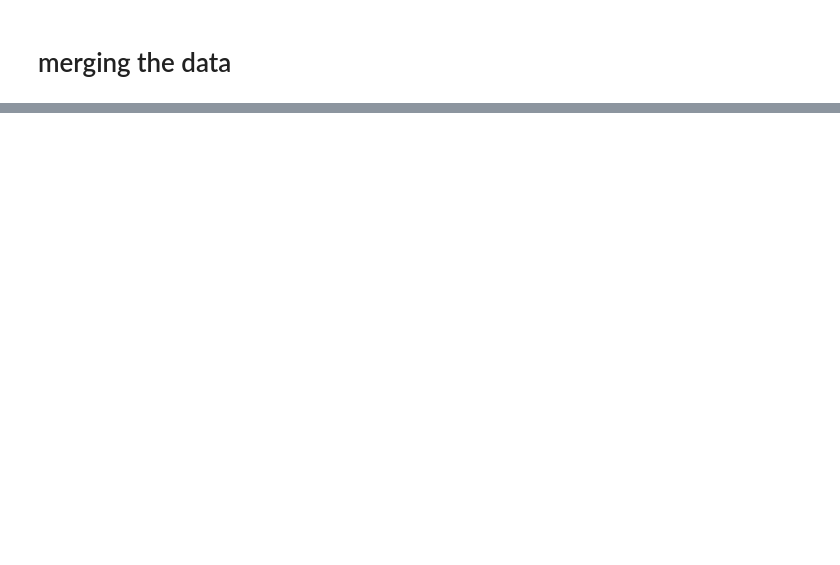
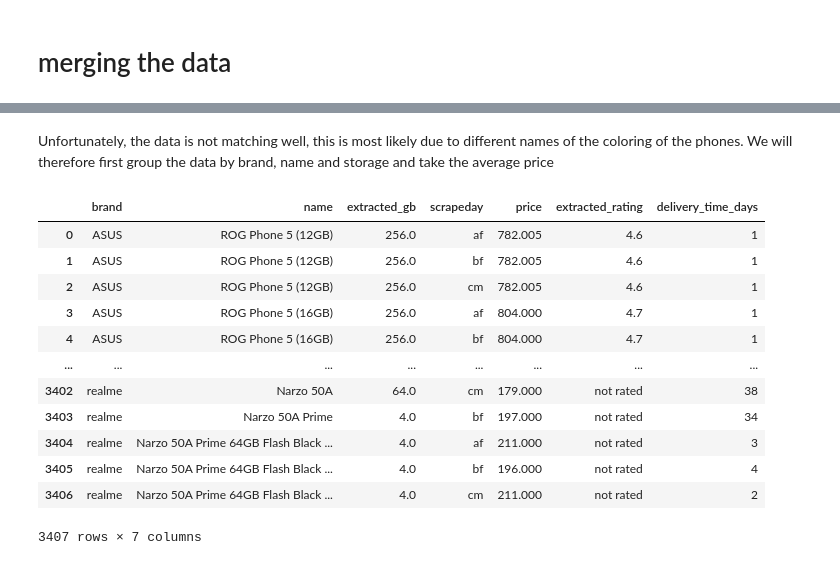
Before and after one commit to rportm/cip_project, a Jupyter notebook: joining_data.ipynb, the cells around one changed output, grey strips where cells are left out. Cells and saved outputs as stored; diff of their text form; code cells hidden in the pictures; blank space fills up the shorter version.

```diff
--- a/joining_data.ipynb
+++ b/joining_data.ipynb
@@ -117,3 +135,5 @@ pd.merge(df_robin, df_oli, left_on=["brand", "name", "phone_color", "extracted_g
 | 25 | ZTE | Axon 30 5G | 399.00 | morgen geliefert | not rated | 128.0 | Schwarz | 2023-12-04 | ... |
 | 26 | ZTE | Blade A32 | 84.60 | Zwischen Do. 7.12. und Mo. 11.12.... | not rated | 32.0 | Schwarz | 2023-12-04 | ... |
 | 27 | ZTE | Blade A52 | 139.00 | Zwischen Di. 12.12. und Do. 14.12... | not rated | 64.0 | Space Grey | 2023-12-04 | ... |
+# %% [markdown]
+Unfortunately, the data is not matching well, this is most likely due to different names of the coloring of the phones. We will therefore first group the data by brand, name and storage and take the average price
@@ -119,0 +147,16 @@ pd.merge(df_robin, df_oli, left_on=["brand", "name", "phone_color", "extracted_g
+# %%
+df_robin_grouped
+# %% [output]
+|  | brand | name | extracted_gb | scrapeday | price | extracted_rating | delivery_time_days |
+| 0 | ASUS | ROG Phone 5 (12GB) | 256.0 | af | 782.005 | 4.6 | 1 |
+| 1 | ASUS | ROG Phone 5 (12GB) | 256.0 | bf | 782.005 | 4.6 | 1 |
+| 2 | ASUS | ROG Phone 5 (12GB) | 256.0 | cm | 782.005 | 4.6 | 1 |
+| 3 | ASUS | ROG Phone 5 (16GB) | 256.0 | af | 804.000 | 4.7 | 1 |
+| 4 | ASUS | ROG Phone 5 (16GB) | 256.0 | bf | 804.000 | 4.7 | 1 |
+| ... | ... | ... | ... | ... | ... | ... | ... |
+| 3402 | realme | Narzo 50A | 64.0 | cm | 179.000 | not rated | 38 |
+| 3403 | realme | Narzo 50A Prime | 4.0 | bf | 197.000 | not rated | 34 |
+| 3404 | realme | Narzo 50A Prime 64GB Flash Black ... | 4.0 | af | 211.000 | not rated | 3 |
+| 3405 | realme | Narzo 50A Prime 64GB Flash Black ... | 4.0 | bf | 196.000 | not rated | 4 |
+| 3406 | realme | Narzo 50A Prime 64GB Flash Black ... | 4.0 | cm | 211.000 | not rated | 2 |
+3407 rows × 7 columns
```
Also changed, not shown: parts of 23 cells of this notebook.
